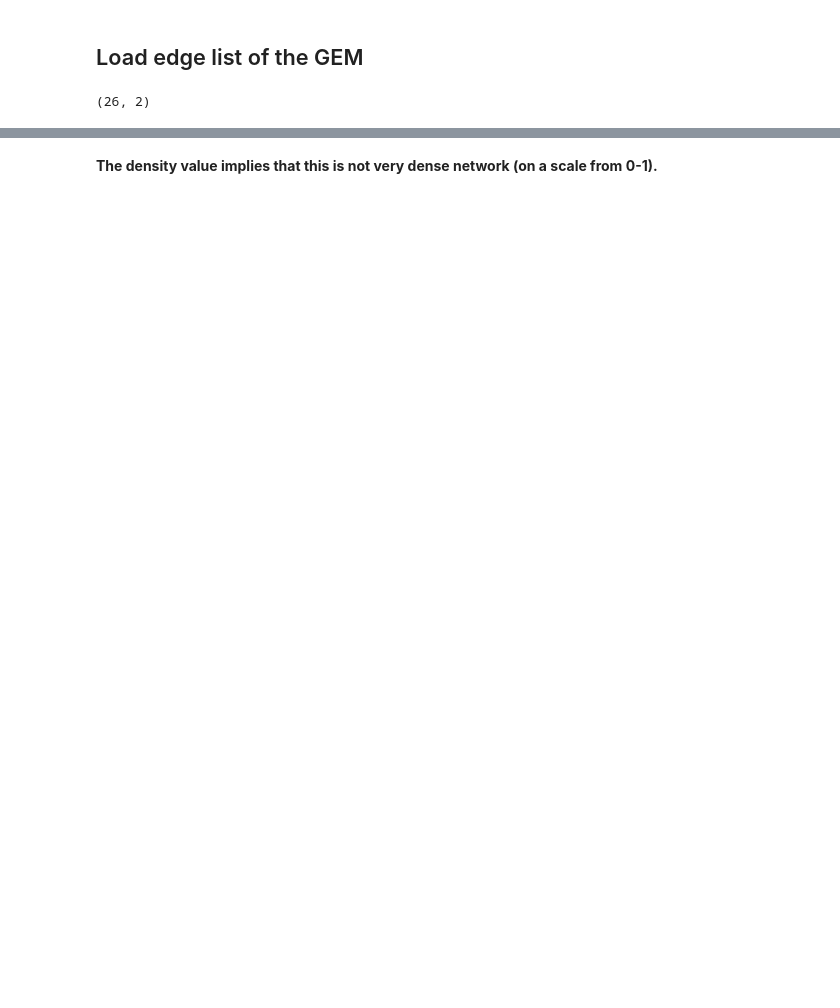
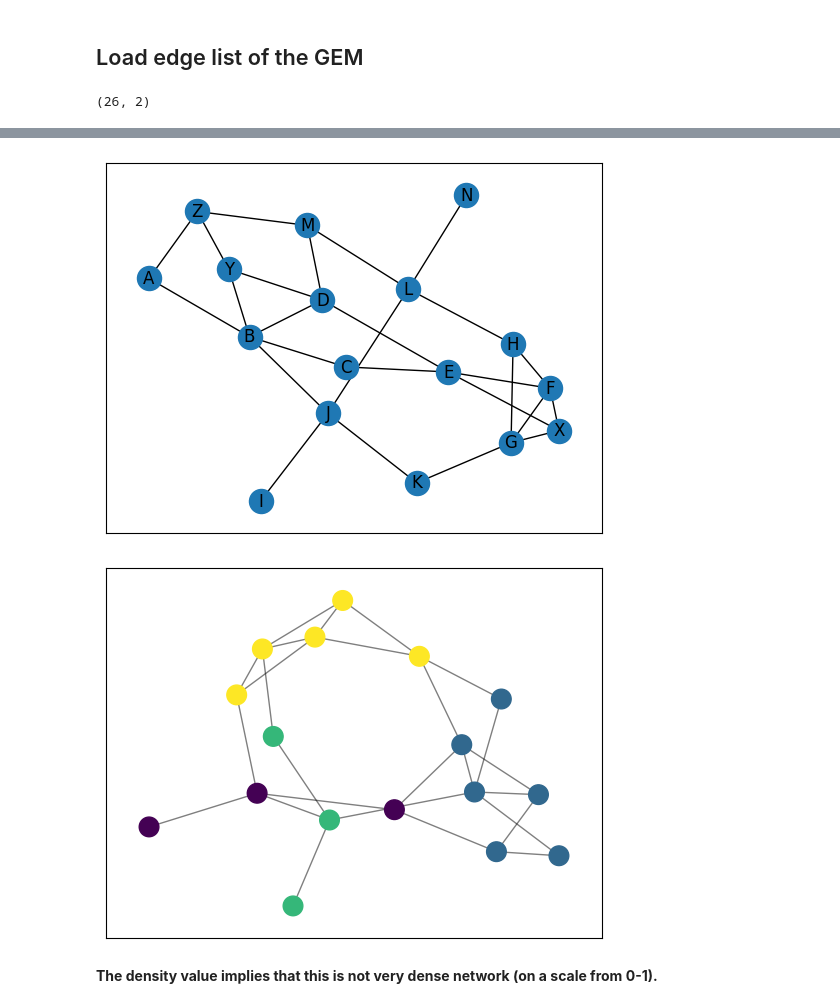
Before and after one commit to costasmexis/gemon, a Jupyter notebook: toy_gem_to_graph.ipynb, the cells around one changed output, grey strips where cells are left out. Drawn from its saved outputs; the diff is of its cells as text; code cells hidden in the pictures; blank space fills up the shorter version.

```diff
--- a/toy_gem_to_graph.ipynb
+++ b/toy_gem_to_graph.ipynb
@@ -67,0 +47,5 @@ Network density: 0.24761904761904763
+# %%
+import community
+
+partition = community.best_partition(G)
+partition
@@ -68,3 +70,20 @@ Network density: 0.24761904761904763
+# %%
+import matplotlib.cm as cm
+
+nx.draw_networkx(G)
+plt.show()
+
+# draw the graph
+pos = nx.spring_layout(G)
+# color the nodes according to their partition
+cmap = cm.get_cmap('viridis', max(partition.values()) + 1)
+nx.draw_networkx_nodes(G, pos, partition.keys(), node_size=200, label=True,
+                       cmap=cmap, node_color=list(partition.values()))
+nx.draw_networkx_edges(G, pos, alpha=0.5, label=True)
+plt.show()
+# %% [output]
+[figure, added]
+[figure, added]
 # %% [markdown]
 __The density value implies that this is not very dense network (on a scale from 0-1).__
 # %%
```
Also changed, not shown: parts of 17 cells of this notebook, 10 other files.
